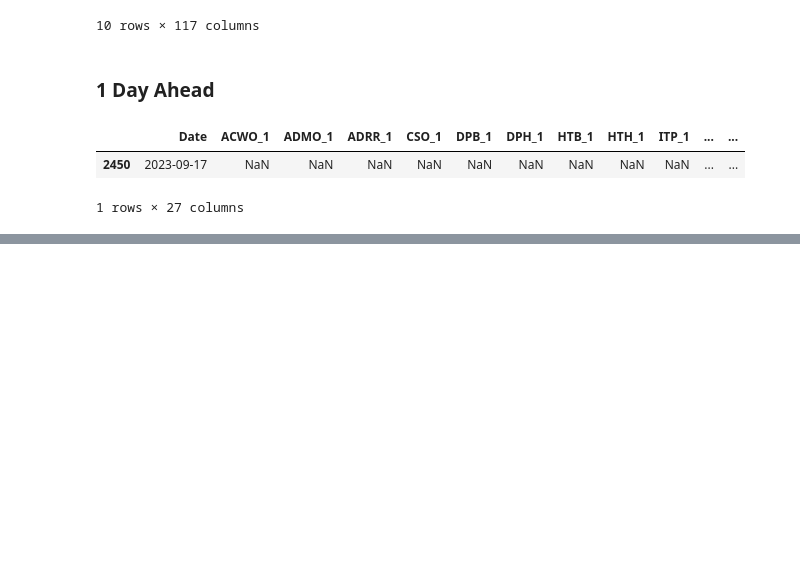
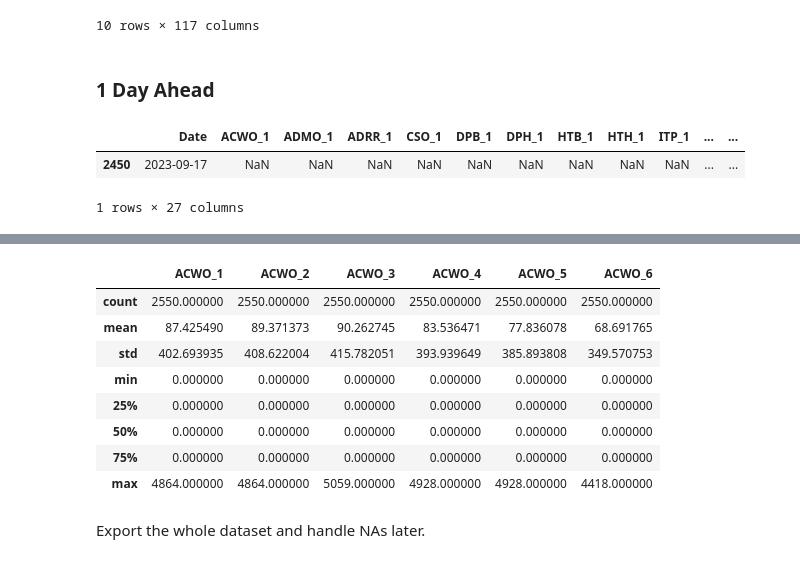
Before and after one commit to willcoughlin/predicting-abnormal-grid-conditions, a Jupyter notebook: notebooks/01-clean-joined-data.ipynb, the cells around one changed output, grey strips where cells are left out. Cells and saved outputs as stored; diff of their text form; code cells hidden in the pictures; blank space fills up the shorter version.

```diff
--- a/notebooks/03-clean-lagged-datasets.ipynb
+++ b/notebooks/01-clean-joined-data.ipynb
@@ -130,0 +149,14 @@ selected_1_day.to_csv("../data/processed/clean_1_day_ahead.csv", index=False)
+# %%
+selected_data[selected_data["Date"] > "2017-01-05"][[col for col in selected_data.columns if col.startswith("ACWO_")]].describe()
+# %% [output]
+|  | ACWO_1 | ACWO_2 | ACWO_3 | ACWO_4 | ACWO_5 | ACWO_6 |
+| count | 2550.000000 | 2550.000000 | 2550.000000 | 2550.000000 | 2550.000000 | 2550.000000 |
+| mean | 87.425490 | 89.371373 | 90.262745 | 83.536471 | 77.836078 | 68.691765 |
+| std | 402.693935 | 408.622004 | 415.782051 | 393.939649 | 385.893808 | 349.570753 |
+| min | 0.000000 | 0.000000 | 0.000000 | 0.000000 | 0.000000 | 0.000000 |
+| 25% | 0.000000 | 0.000000 | 0.000000 | 0.000000 | 0.000000 | 0.000000 |
+| 50% | 0.000000 | 0.000000 | 0.000000 | 0.000000 | 0.000000 | 0.000000 |
+| 75% | 0.000000 | 0.000000 | 0.000000 | 0.000000 | 0.000000 | 0.000000 |
+| max | 4864.000000 | 4864.000000 | 5059.000000 | 4928.000000 | 4928.000000 | 4418.000000 |
+# %% [markdown]
+Export the whole dataset and handle NAs later.
```
Also changed, not shown: parts of 3 cells of this notebook, 2 other files.
